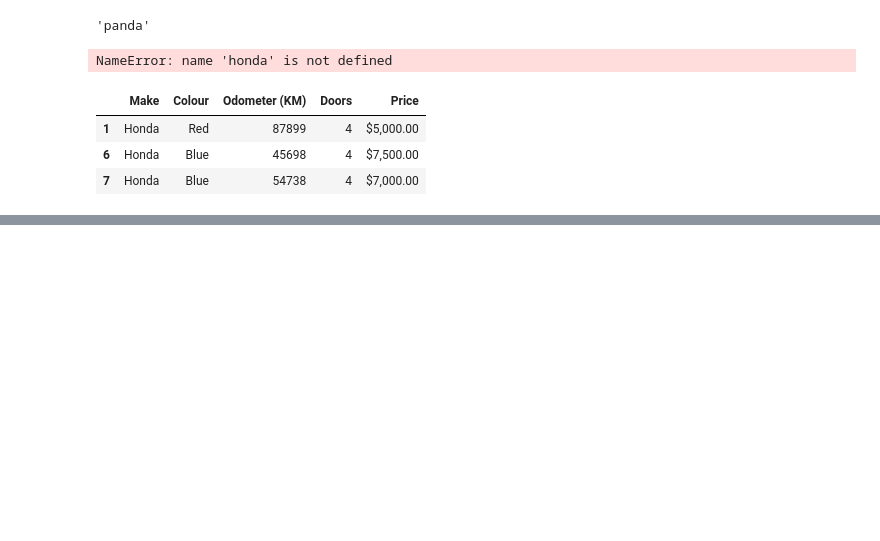
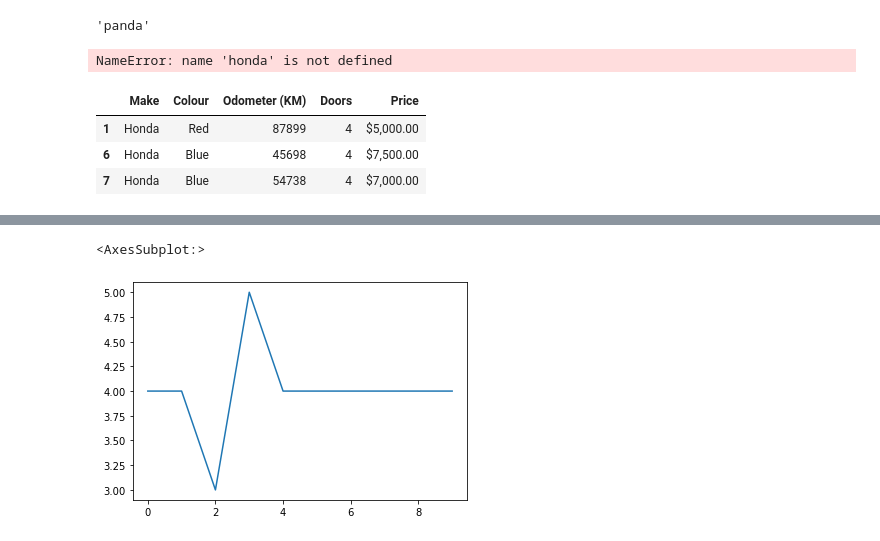
Before and after one commit to ouardaoui/ML, a Jupyter notebook: panda_introduction.ipynb, the cells around one changed output, grey strips where cells are left out. Saved outputs shown, nothing was run; the diff lists cells and outputs as text; code cells hidden in the pictures; blank space fills up the shorter version.

```diff
--- a/panda_introduction.ipynb
+++ b/panda_introduction.ipynb
@@ -225,0 +243,2 @@ car_sales[car_sales.Make == "Honda"]
+# %%
+car_sales=pd.read_csv("car-sales.csv")
@@ -225,0 +277,5 @@ car_sales[car_sales.Make == "Honda"]
+# %%
+car_sales.Doors.plot()
+# %% [output]
+<AxesSubplot:>
+[figure, added]
```
Also changed, not shown: parts of 52 cells of this notebook.
